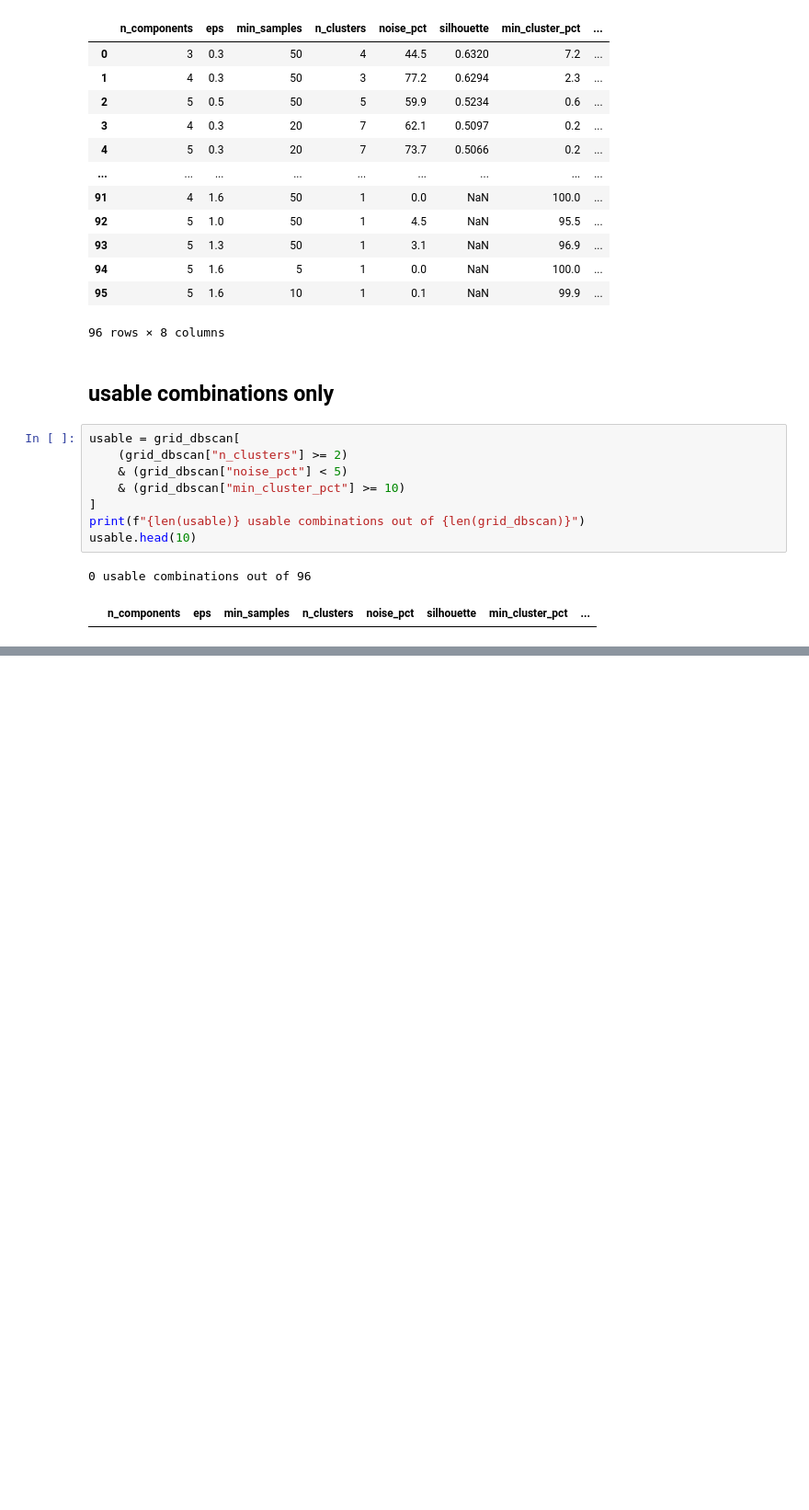
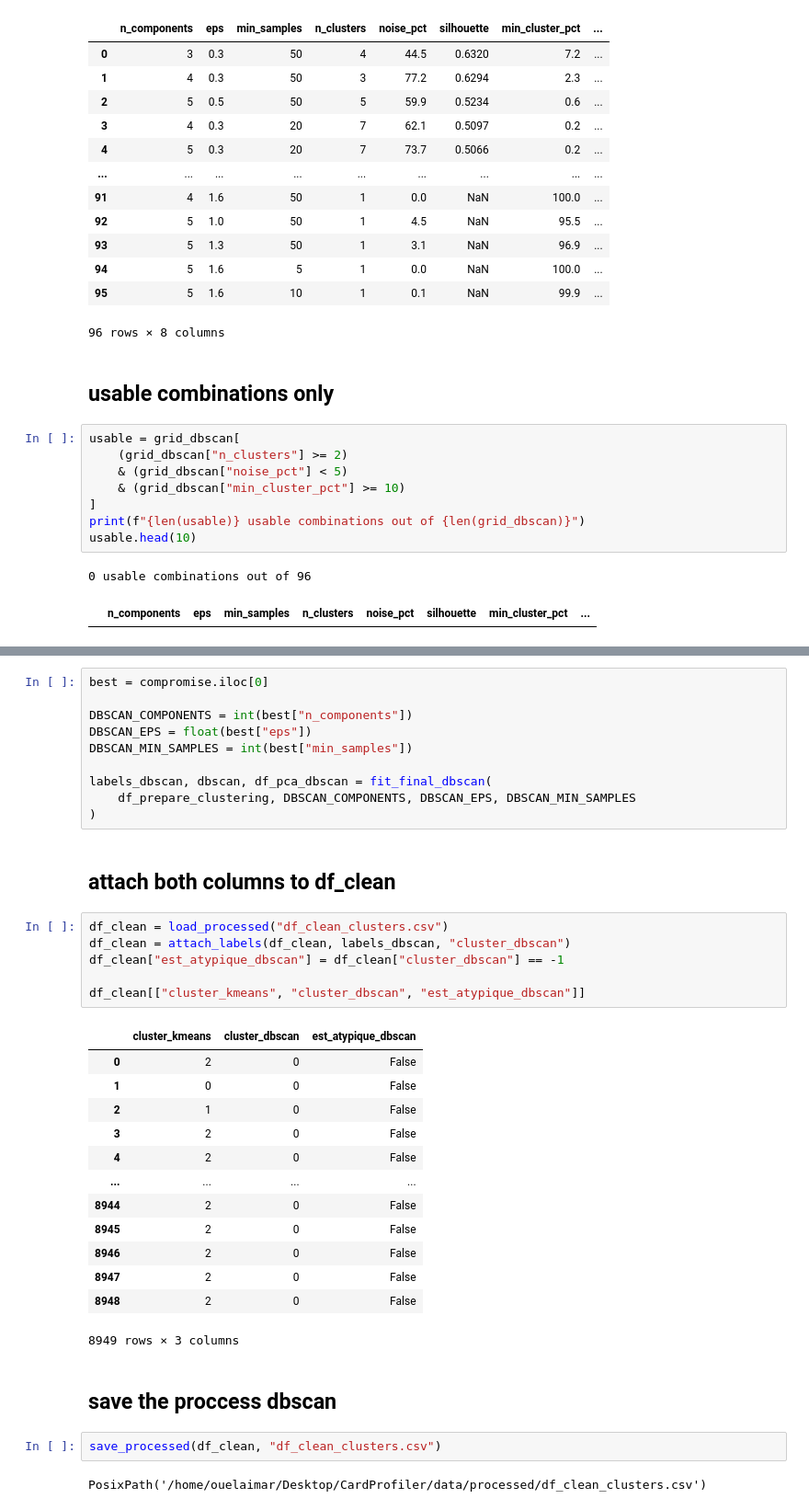
Before and after one commit to oelaimar/CardProfiler, a Jupyter notebook: notebooks/03_clustering.ipynb, the cells around one changed output, grey strips where cells are left out. Shown at 92% size. Cells and saved outputs as stored; diff of their text form; blank space fills up the shorter version.

```diff
--- a/notebooks/03_clustering.ipynb
+++ b/notebooks/03_clustering.ipynb
@@ -230,0 +265,38 @@ usable.head(10)
+# %%
+best = compromise.iloc[0]
+
+DBSCAN_COMPONENTS = int(best["n_components"])
+DBSCAN_EPS = float(best["eps"])
+DBSCAN_MIN_SAMPLES = int(best["min_samples"])
+
+labels_dbscan, dbscan, df_pca_dbscan = fit_final_dbscan(
+    df_prepare_clustering, DBSCAN_COMPONENTS, DBSCAN_EPS, DBSCAN_MIN_SAMPLES
+)
+# %% [markdown]
+## attach both columns to df_clean
+# %%
+df_clean = load_processed("df_clean_clusters.csv")
+df_clean = attach_labels(df_clean, labels_dbscan, "cluster_dbscan")
+df_clean["est_atypique_dbscan"] = df_clean["cluster_dbscan"] == -1
+
+df_clean[["cluster_kmeans", "cluster_dbscan", "est_atypique_dbscan"]]
+# %% [output]
+|  | cluster_kmeans | cluster_dbscan | est_atypique_dbscan |
+| 0 | 2 | 0 | False |
+| 1 | 0 | 0 | False |
+| 2 | 1 | 0 | False |
+| 3 | 2 | 0 | False |
+| 4 | 2 | 0 | False |
+| ... | ... | ... | ... |
+| 8944 | 2 | 0 | False |
+| 8945 | 2 | 0 | False |
+| 8946 | 2 | 0 | False |
+| 8947 | 2 | 0 | False |
+| 8948 | 2 | 0 | False |
+8949 rows × 3 columns
+# %% [markdown]
+## save the proccess dbscan
+# %%
+save_processed(df_clean, "df_clean_clusters.csv")
+# %% [output]
+PosixPath('/home/ouelaimar/Desktop/CardProfiler/data/processed/df_clean_clusters.csv')
```
Also changed, not shown: parts of 6 cells of this notebook, 1 other file.
